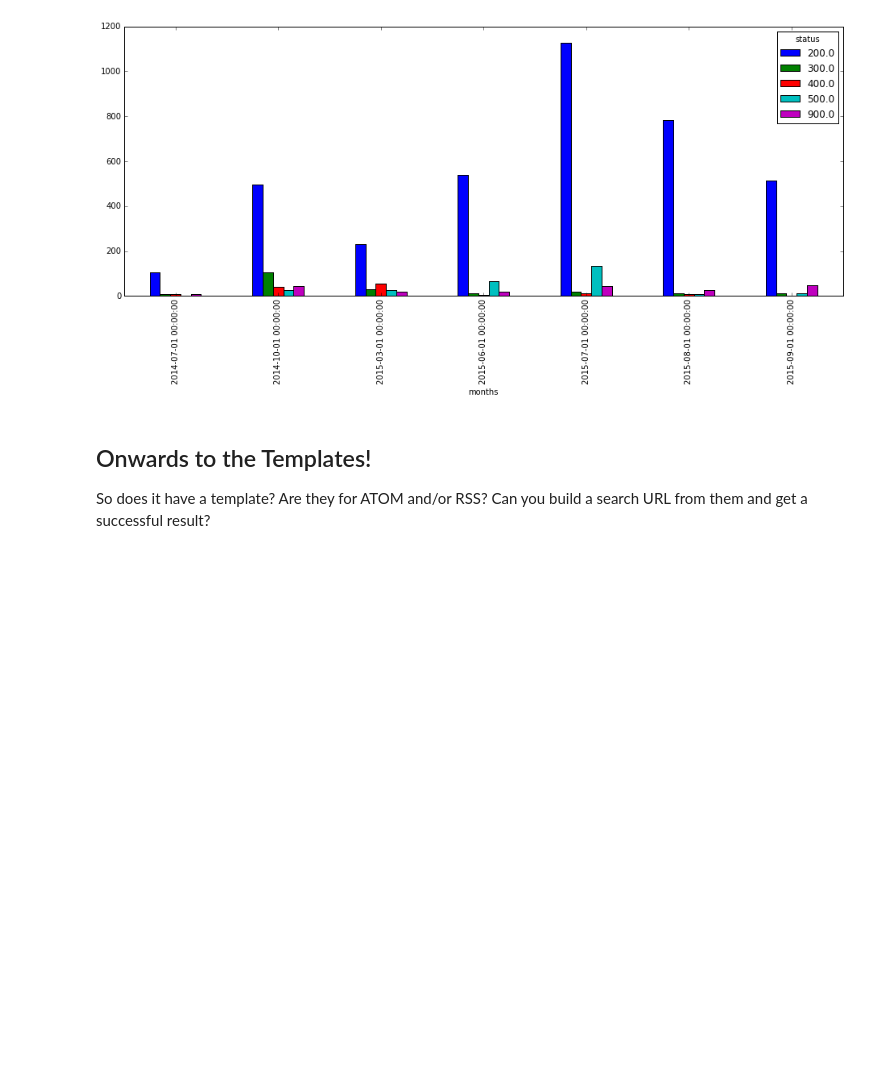
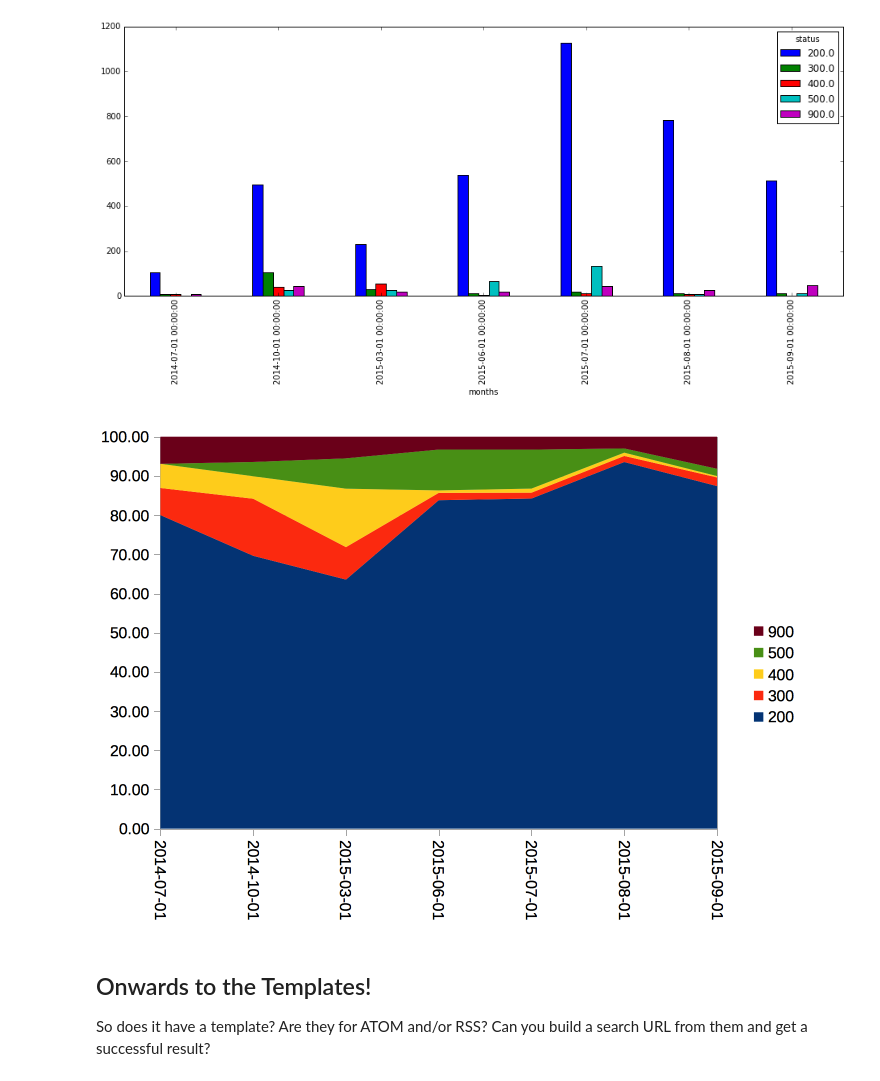
Before and after one commit to b-cube/Response-Identification-Info, a Jupyter notebook: notebooks/Analysis - OpenSearch.ipynb, the cells around one changed output. Cells and saved outputs as stored; diff of their text form; code cells hidden in the pictures; blank space fills up the shorter version.

Commit message:
more fun with osdds

```diff
--- a/notebooks/Analysis - OpenSearch.ipynb
+++ b/notebooks/Analysis - OpenSearch.ipynb
@@ -341,6 +353,11 @@ df.pivot(index='months', columns='status', values='num').plot(kind='bar', figsiz
 # %% [output]
 <matplotlib.axes._subplots.AxesSubplot at 0x...>
 [figure]
+# %%
+from IPython.display import Image
+Image(filename='screenshots/osdd_linkrot_v2.png')
+# %% [output]
+[figure, added]
 # %% [markdown]
 ## Onwards to the Templates!
 
```
Also changed, not shown: parts of 10 cells of this notebook, 7 other files.
